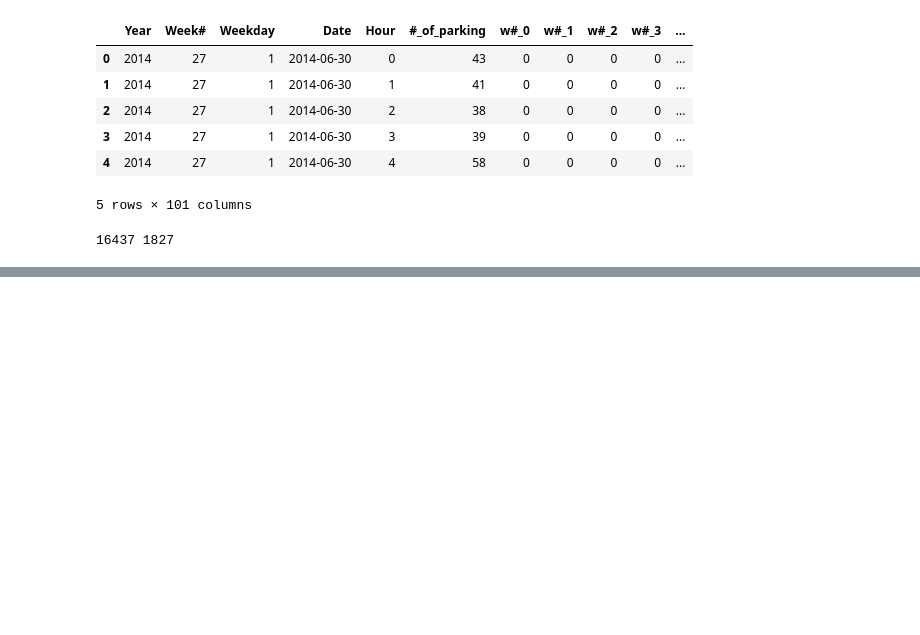
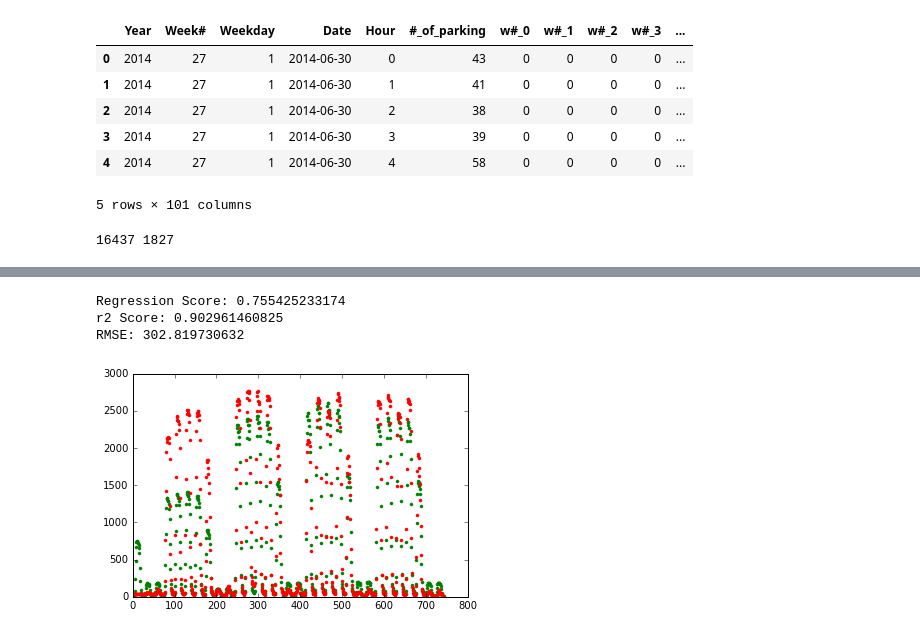
Before and after one commit to BitTigerInst/Smarking-G16, a Jupyter notebook: member/alice/Model_Training.ipynb, the cells around one changed output, grey strips where cells are left out. Saved outputs shown, nothing was run; the diff lists cells and outputs as text; code cells hidden in the pictures; blank space fills up the shorter version.

```diff
--- a/member/alice/Model_Training.ipynb
+++ b/member/alice/Model_Training.ipynb
@@ -170,0 +223,33 @@ reg_linear.score(X_all, y_all)
+# %%
+#-- 3rd Try: SGDRegressor
+
+from sklearn.linear_model import SGDRegressor
+import math
+y_all_new_log = map(lambda x:math.log(x), y_all_new)
+
+# Model Training
+lg_reg = SGDRegressor(loss='epsilon_insensitive', penalty='l1', epsilon=0.01)
+lg_reg.fit(X_all_new, y_all_new_log)
+
+# Predict
+y_lgreg = lg_reg.predict(X_16jan)
+y_16jan_lgreg = map(lambda x:math.exp(x), y_lgreg.tolist())
+
+# Score
+lgscore = lg_reg.score(X_all_new, y_all_new_log)
+print "Regression Score: {}".format(lgscore)
+
+lgr2score = r2_score(y_16jan, y_16jan_lgreg)
+print "r2 Score: {}".format(lgr2score)
+
+RMSE = mean_squared_error(y_16jan, y_16jan_lgreg)**0.5
+print "RMSE: {}".format(RMSE)
+
+t = np.arange(0,744,1)
+plt.plot(t, y_16jan_lgreg, 'g.', t, y_16jan.tolist(), 'r.')
+plt.show()
+# %% [output]
+Regression Score: 0.755425233174
+r2 Score: 0.902961460825
+RMSE: 302.819730632
+[figure, added]
```
Also changed, not shown: parts of 8 cells of this notebook.
